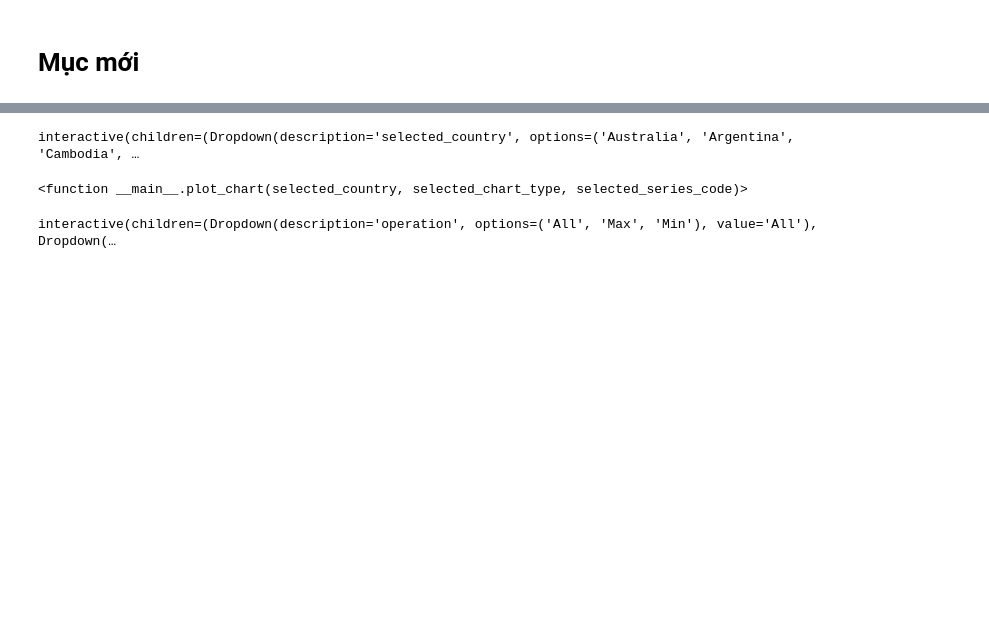
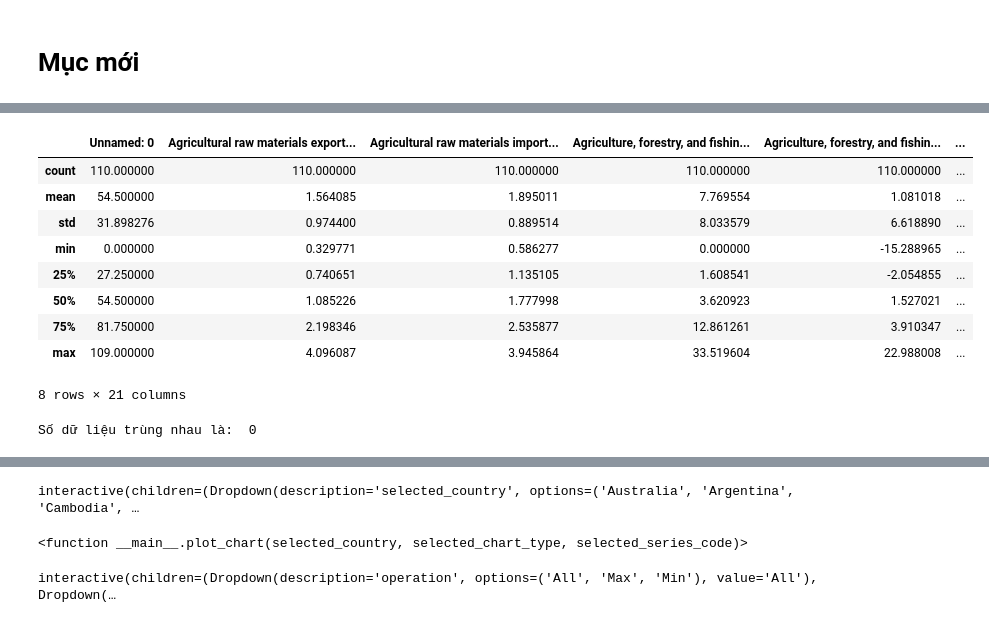
Before and after one commit to vo-duy-huynh/python_excel, a Jupyter notebook: lab.ipynb, the cells around one changed output, grey strips where cells are left out. Saved outputs shown, nothing was run; the diff lists cells and outputs as text; code cells hidden in the pictures; blank space fills up the shorter version.

```diff
--- a/lab.ipynb
+++ b/lab.ipynb
@@ -42,3 +82,22 @@ data = data.replace('..', 0)
+# %%
+# Thống kê mô tả
+data.describe()
+# %% [output]
+|  | Unnamed: 0 | Agricultural raw materials export... | Agricultural raw materials import... | Agriculture, forestry, and fishin... | Agriculture, forestry, and fishin... | ... |
+| count | 110.000000 | 110.000000 | 110.000000 | 110.000000 | 110.000000 | ... |
+| mean | 54.500000 | 1.564085 | 1.895011 | 7.769554 | 1.081018 | ... |
+| std | 31.898276 | 0.974400 | 0.889514 | 8.033579 | 6.618890 | ... |
+| min | 0.000000 | 0.329771 | 0.586277 | 0.000000 | -15.288965 | ... |
+| 25% | 27.250000 | 0.740651 | 1.135105 | 1.608541 | -2.054855 | ... |
+| 50% | 54.500000 | 1.085226 | 1.777998 | 3.620923 | 1.527021 | ... |
+| 75% | 81.750000 | 2.198346 | 2.535877 | 12.861261 | 3.910347 | ... |
+| max | 109.000000 | 4.096087 | 3.945864 | 33.519604 | 22.988008 | ... |
+8 rows × 21 columns
+# %%
+# Lọc trùng dữ liệu
+print('Số dữ liệu trùng nhau là: ', data.duplicated().sum())
+# %% [output]
+Số dữ liệu trùng nhau là:  0
 # %%
 # Hiển thị các quốc gia và tổng các quốc gia
 print(data['Country Name'].unique())
```
Also changed, not shown: parts of 21 cells of this notebook.
